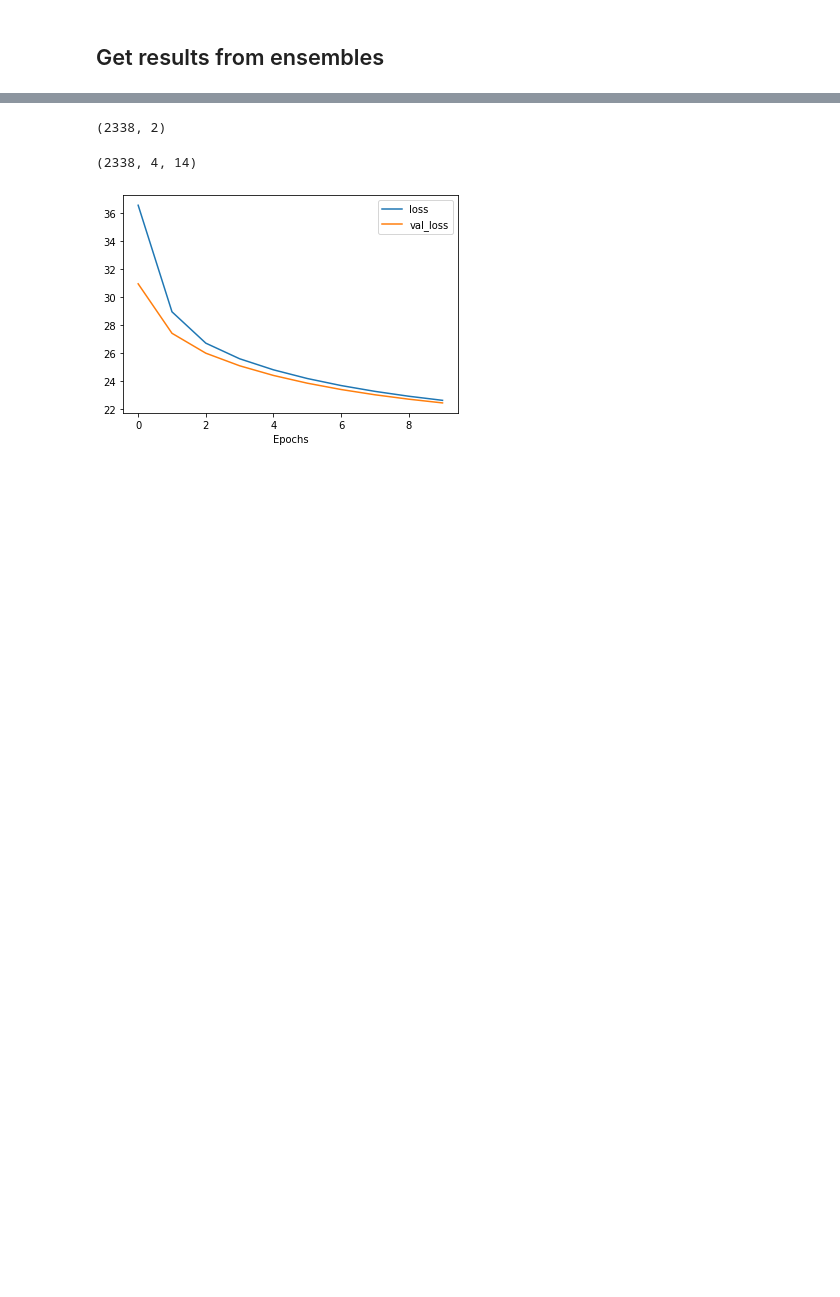
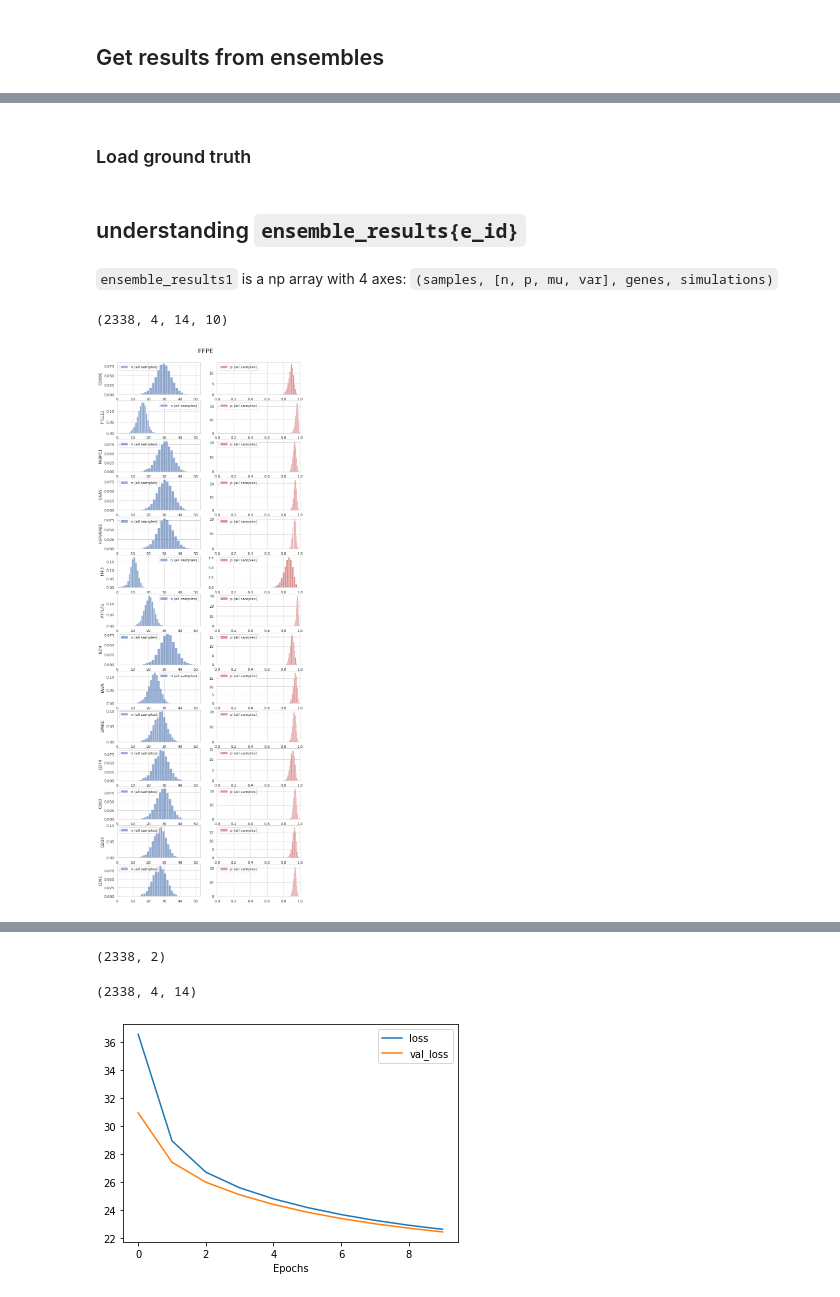
Before and after one commit to BiomedicalMachineLearning/STimage, a Jupyter notebook: development/STimage_Bayes_regression_prediction.ipynb, the cells around one changed output, grey strips where cells are left out. Saved outputs shown, nothing was run; the diff lists cells and outputs as text; code cells hidden in the pictures; blank space fills up the shorter version.

```diff
--- a/development/STimage_Bayes_regression_prediction.ipynb
+++ b/development/STimage_Bayes_regression_prediction.ipynb
@@ -287,19 +138,0 @@ var = ensemble_results2[:,-2:,:,:].var(axis=-1)
-# %%
-# E(mean), V(mean), E(var), total
-np_total_var = np.stack([mean[:,0,:], var[:,0,:], mean[:,1,:], var[:,0,:]+mean[:,1,:]], axis=1)
-
-fig, ax = plt.subplots(nrows=len(gene_list), ncols=4, figsize=(20, 30))
-
-ax[0][0].set_title("epistemic uncertainty (std)")
-ax[0][1].set_title("aleatoric uncertainty (std)")
-ax[0][2].set_title("total uncertainty (std)")
-ax[0][3].set_title("mean estimate")
-
-for gid, gname in enumerate(gene_list):
-    ax[gid][0].set_ylabel(gname)
-    ax[gid][0].hist(np.sqrt(np_total_var[:,1,gid]), bins=80, color='b')
-    ax[gid][1].hist(np.sqrt(np_total_var[:,2,gid]), bins=80, color='r')
-    ax[gid][2].hist(np.sqrt(np_total_var[:,3,gid]), bins=80, color='g')
-    ax[gid][3].hist(np_total_var[:,0,gid], bins=80, color='k')
-
-fig.show()
@@ -311,0 +190,8 @@ np_total_var
+# %%
+with open(str(OUT_PATH / 'ensemble_results_1.pkl'), 'rb') as f:
+    ensemble_results1 = pickle.load(f)
+
+with open(str(OUT_PATH / 'ensemble_results_2.pkl'), 'rb') as f:
+    ensemble_results2 = pickle.load(f)
+# %% [markdown]
+### Load ground truth
@@ -311,0 +204,29 @@ np_total_var
+# %% [markdown]
+## understanding `ensemble_results{e_id}`
+# %% [markdown]
+`ensemble_results1` is a np array with 4 axes: `(samples, [n, p, mu, var], genes, simulations)`
+# %%
+ensemble_results1.shape
+# %% [output]
+(2338, 4, 14, 10)
+# %%
+fig, ax = plt.subplots(nrows=len(gene_list), ncols=2, figsize=(10,30))
+for gid, gn in enumerate(gene_list):
+
+    p_all = ensemble_results1[:, 1, gid, :].reshape(-1)
+    n_all = ensemble_results1[:, 0, gid, :].reshape(-1)
+
+    ax[gid][0].hist(n_all, bins=20, label='n (all samples)', color='b', alpha=0.6, density=True)
+    ax[gid][1].hist(p_all, bins=20, label='p (all samples)', color='r', alpha=0.6, density=True)
+    # plt.hist(n_all, bins=100, label='n (all samples)', color='b', alpha=0.6)
+    # plt.hist(p_all, bins=100, label='p (all samples)', color='r', alpha=0.6)
+    ax[gid][0].set_xlim([0,ensemble_results1[:, 0, :, :].max()])
+    ax[gid][1].set_xlim([0,1])
+    ax[gid][0].legend()
+    ax[gid][1].legend()
+    ax[gid][0].set_ylabel(gn)
+
+fig.suptitle('FFPE', fontsize=20, y=0.9)
+fig.show()
+# %% [output]
+[figure, added]
```
Also changed, not shown: parts of 91 cells of this notebook, 1 other file.
